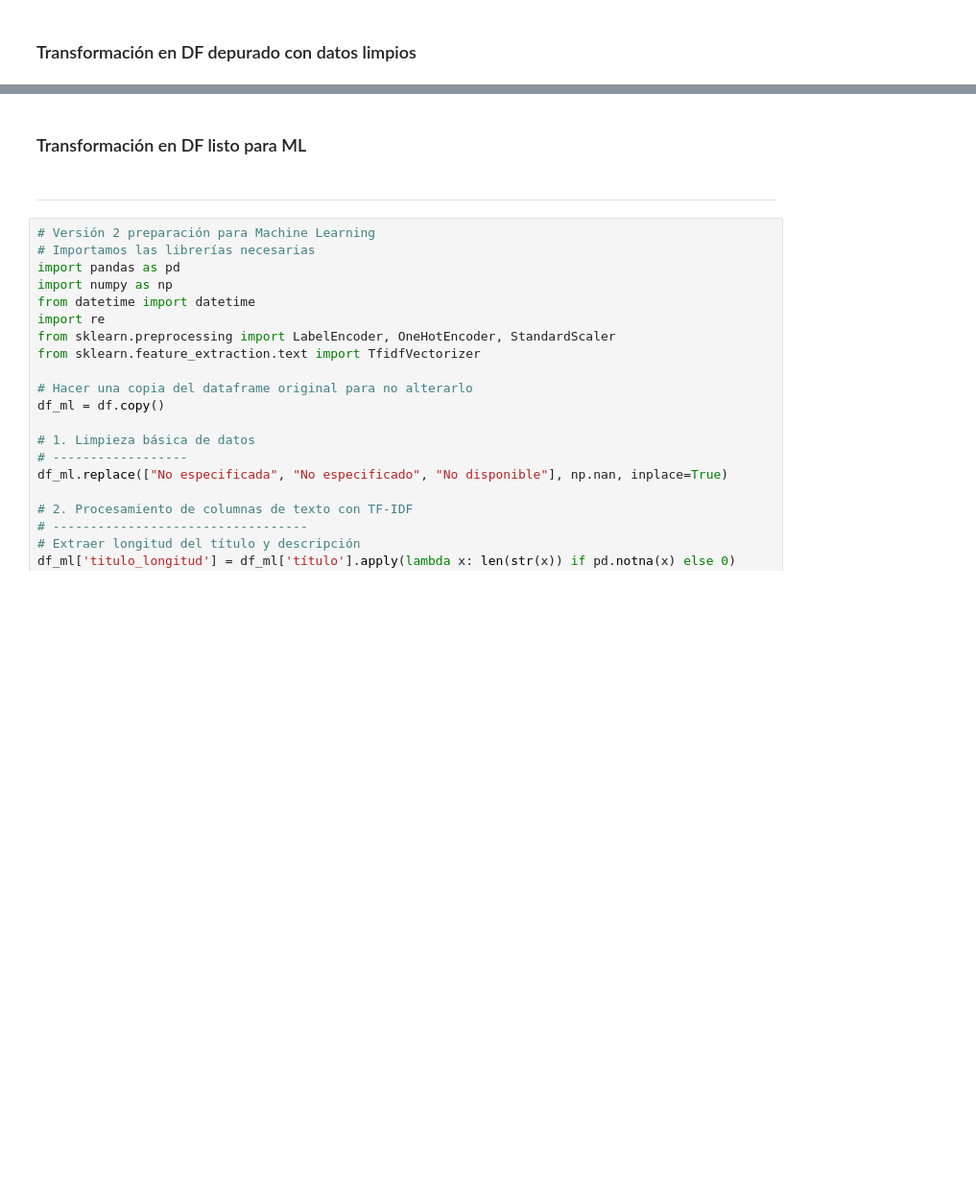
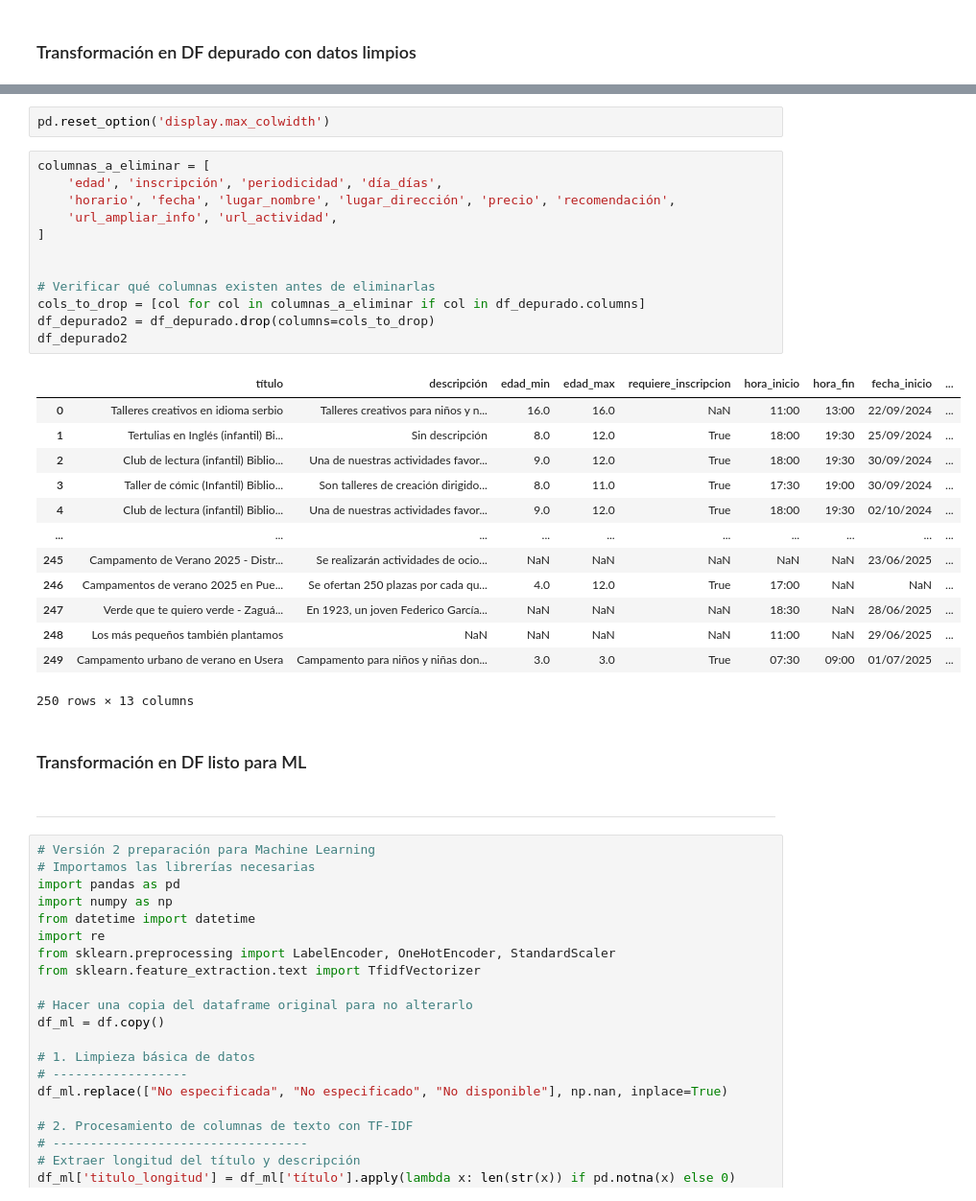
Before and after one commit to abdonrb/desafio_tripulaciones, a Jupyter notebook: notebooks/05_Datos_Detallados_Actividades_Infantiles_Madrid_WS_agv.ipynb, the cells around one changed output, grey strips where cells are left out. Shown at 96% size. Drawn from its saved outputs; the diff is of its cells as text; blank space fills up the shorter version.

```diff
--- a/notebooks/05_Datos_Detallados_Actividades_Infantiles_Madrid_WS_agv.ipynb
+++ b/notebooks/05_Datos_Detallados_Actividades_Infantiles_Madrid_WS_agv.ipynb
@@ -1975,3 +2384,31 @@ array(['Recomendado para niñas y niños', 'No especificado'], dtype=object)
+# %%
+pd.reset_option('display.max_colwidth')
+# %%
+columnas_a_eliminar = [
+    'edad', 'inscripción', 'periodicidad', 'día_días',
+    'horario', 'fecha', 'lugar_nombre', 'lugar_dirección', 'precio', 'recomendación',
+    'url_ampliar_info', 'url_actividad',
+]
+
+
+# Verificar qué columnas existen antes de eliminarlas
+cols_to_drop = [col for col in columnas_a_eliminar if col in df_depurado.columns]
+df_depurado2 = df_depurado.drop(columns=cols_to_drop)
+df_depurado2
+# %% [output]
+|  | título | descripción | edad_min | edad_max | requiere_inscripcion | hora_inicio | hora_fin | fecha_inicio | ... |
+| 0 | Talleres creativos en idioma serbio | Talleres creativos para niños y n... | 16.0 | 16.0 | NaN | 11:00 | 13:00 | 22/09/2024 | ... |
+| 1 | Tertulias en Inglés (infantil) Bi... | Sin descripción | 8.0 | 12.0 | True | 18:00 | 19:30 | 25/09/2024 | ... |
+| 2 | Club de lectura (infantil) Biblio... | Una de nuestras actividades favor... | 9.0 | 12.0 | True | 18:00 | 19:30 | 30/09/2024 | ... |
+| 3 | Taller de cómic (Infantil) Biblio... | Son talleres de creación dirigido... | 8.0 | 11.0 | True | 17:30 | 19:00 | 30/09/2024 | ... |
+| 4 | Club de lectura (infantil) Biblio... | Una de nuestras actividades favor... | 9.0 | 12.0 | True | 18:00 | 19:30 | 02/10/2024 | ... |
+| ... | ... | ... | ... | ... | ... | ... | ... | ... | ... |
+| 245 | Campamento de Verano 2025 - Distr... | Se realizarán actividades de ocio... | NaN | NaN | NaN | NaN | NaN | 23/06/2025 | ... |
+| 246 | Campamentos de verano 2025 en Pue... | Se ofertan 250 plazas por cada qu... | 4.0 | 12.0 | True | 17:00 | NaN | NaN | ... |
+| 247 | Verde que te quiero verde - Zaguá... | En 1923, un joven Federico García... | NaN | NaN | NaN | 18:30 | NaN | 28/06/2025 | ... |
+| 248 | Los más pequeños también plantamos | NaN | NaN | NaN | NaN | 11:00 | NaN | 29/06/2025 | ... |
+| 249 | Campamento urbano de verano en Usera | Campamento para niños y niñas don... | 3.0 | 3.0 | True | 07:30 | 09:00 | 01/07/2025 | ... |
+250 rows × 13 columns
 # %% [markdown]
 ### Transformación en DF listo para ML
 # %% [markdown]
```
Also changed, not shown: parts of 5 cells of this notebook.
